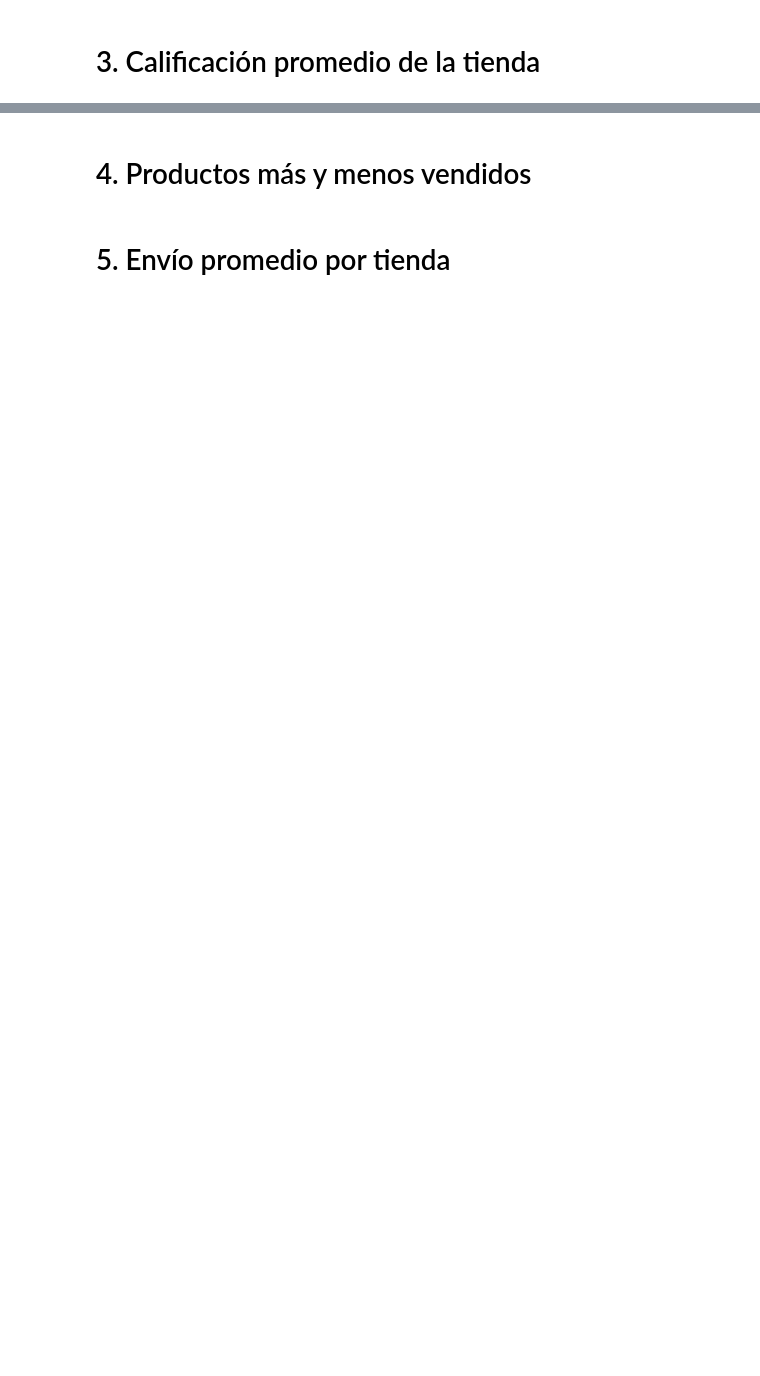
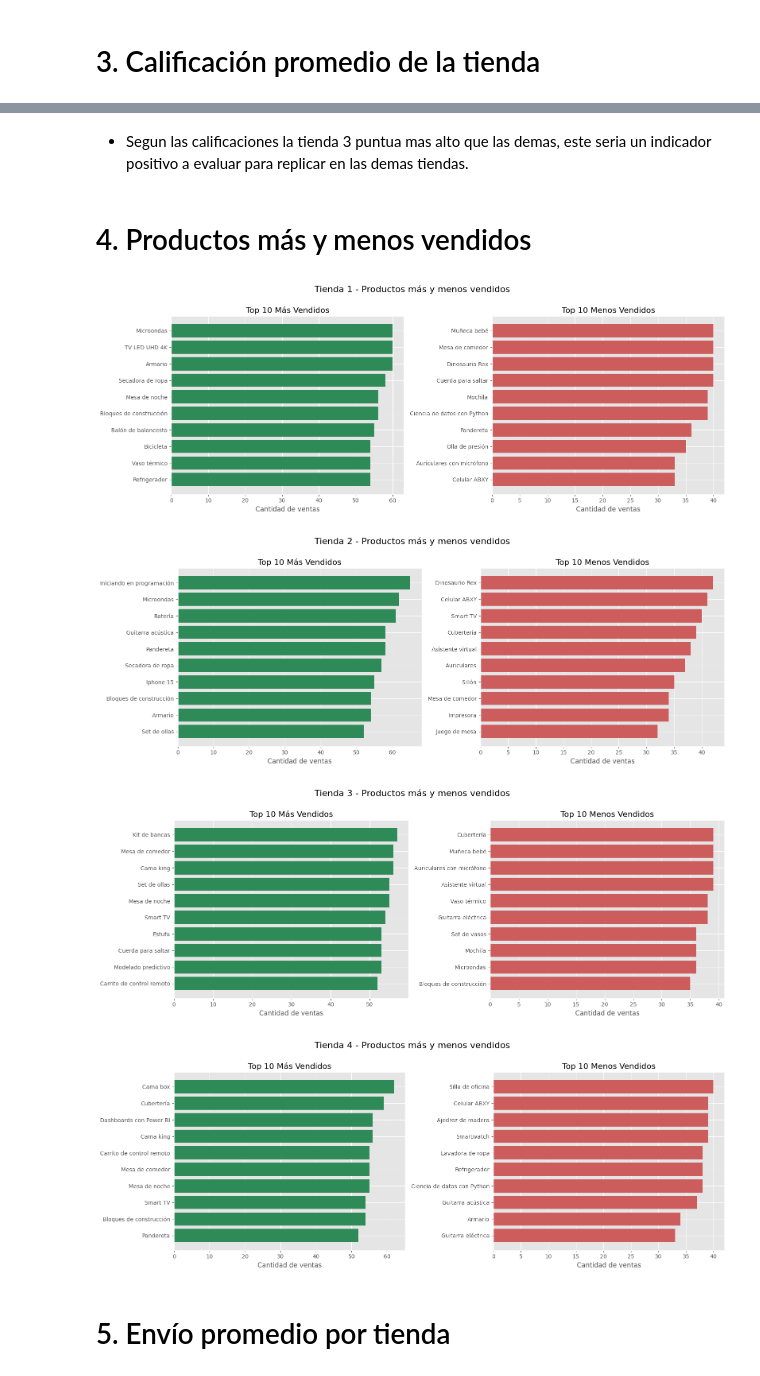
Before and after one commit to admachindev/Challenge-stores, a Jupyter notebook: AluraStoreLatam.ipynb, the cells around one changed output, grey strips where cells are left out. Cells and saved outputs as stored; diff of their text form; code cells hidden in the pictures; blank space fills up the shorter version.

```diff
--- a/AluraStoreLatam.ipynb
+++ b/AluraStoreLatam.ipynb
@@ -73,4 +155,50 @@ Los ingresos entre las tiendas 2 y 3 son relativamente parejos con solo $18.323.
+# %% [markdown]
+- Segun las calificaciones la tienda 3 puntua mas alto que las demas, este seria un indicador positivo a evaluar para replicar en las demas tiendas.
 # %% [markdown]
 # 4. Productos más y menos vendidos
+# %%
+ # URLs de los datos
+urls = {
+    "Tienda 1": "https://raw.githubusercontent.com/alura-es-cursos/challenge1-data-science-latam/refs/heads/main/base-de-datos-challenge1-latam/tienda_1%20.csv",
+    "Tienda 2": "https://raw.githubusercontent.com/alura-es-cursos/challenge1-data-science-latam/refs/heads/main/base-de-datos-challenge1-latam/tienda_2.csv",
+    "Tienda 3": "https://raw.githubusercontent.com/alura-es-cursos/challenge1-data-science-latam/refs/heads/main/base-de-datos-challenge1-latam/tienda_3.csv",
+    "Tienda 4": "https://raw.githubusercontent.com/alura-es-cursos/challenge1-data-science-latam/refs/heads/main/base-de-datos-challenge1-latam/tienda_4.csv"
+}
+# Estilo del gráfico
+plt.style.use("ggplot")
+
+# Para poder procesar cada tienda
+for nombre, url in urls.items():
+    df = pd.read_csv(url)
+
+    # Contar ventas por cada producto
+    conteo_productos = df['Producto'].value_counts()
+
+    # Top y bottom 10
+    top_10 = conteo_productos.head(10)
+    bottom_10 = conteo_productos.tail(10)
+
+    # Crear gráficos
+    fig, axes = plt.subplots(1, 2, figsize=(16, 6))
+    fig.suptitle(f'{nombre} - Productos más y menos vendidos', fontsize=16)
+
+    # Más vendidos
+    axes[0].barh(top_10.index[::-1], top_10.values[::-1], color='seagreen')
+    axes[0].set_title('Top 10 Más Vendidos')
+    axes[0].set_xlabel('Cantidad de ventas')
+
+    # Menos vendidos
+    axes[1].barh(bottom_10.index[::-1], bottom_10.values[::-1], color='indianred')
+    axes[1].set_title('Top 10 Menos Vendidos')
+    axes[1].set_xlabel('Cantidad de ventas')
+
+    plt.tight_layout()
+    plt.subplots_adjust(top=0.85)
+    plt.show()
+# %% [output]
+[figure, added]
+[figure, added]
+[figure, added]
+[figure, added]
 # %% [markdown]
 # 5. Envío promedio por tienda
```
Also changed, not shown: parts of 15 cells of this notebook.
